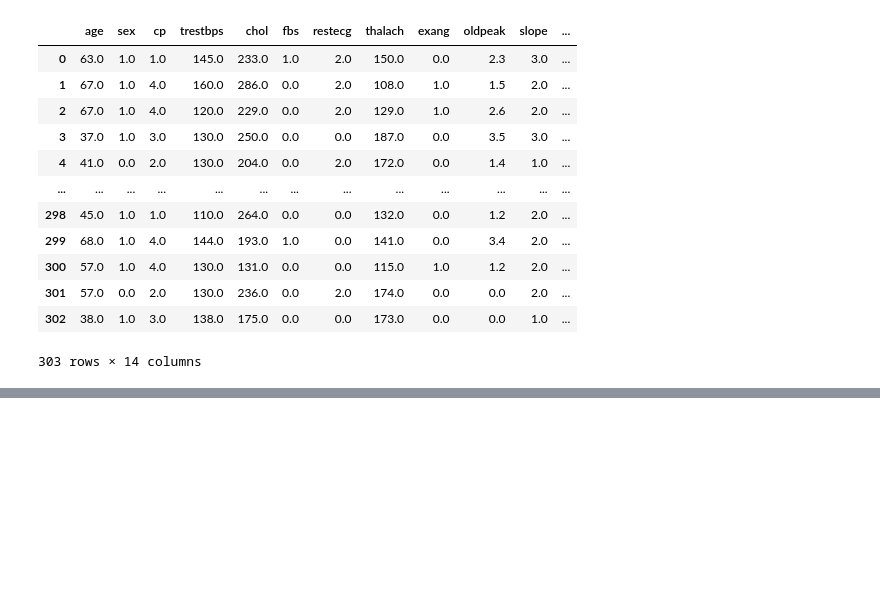
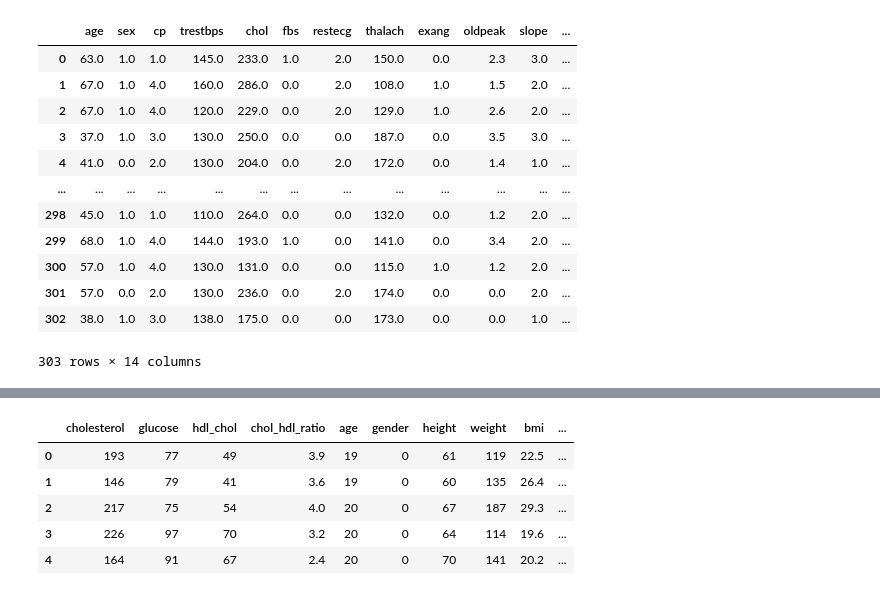
Before and after one commit to GavinMurdock/cs5830_project4, a Jupyter notebook: project4.ipynb, the cells around one changed output, grey strips where cells are left out. Cells and saved outputs as stored; diff of their text form; code cells hidden in the pictures; blank space fills up the shorter version.

```diff
--- a/project4.ipynb
+++ b/project4.ipynb
@@ -59,0 +69,18 @@ df
+# %%
+diabetes_df = pd.read_csv('./diabetes.csv')
+
+diabetes_df['diabetes'] = diabetes_df.diabetes.apply(lambda x: 0 if x=='No diabetes' else 1)
+diabetes_df['gender'] = diabetes_df.gender.apply(lambda x: 0 if x=='female' else 1)
+diabetes_df['chol_hdl_ratio'] = diabetes_df.chol_hdl_ratio.apply(lambda x: float(str(x).replace(',', '.')))
+diabetes_df['bmi'] = diabetes_df.bmi.apply(lambda x: float(str(x).replace(',', '.')))
+diabetes_df['waist_hip_ratio'] = diabetes_df.waist_hip_ratio.apply(lambda x: float(str(x).replace(',', '.')))
+diabetes_df.drop(columns='patient_number', inplace=True)
+
+diabetes_df.head()
+# %% [output]
+|  | cholesterol | glucose | hdl_chol | chol_hdl_ratio | age | gender | height | weight | bmi | ... |
+| 0 | 193 | 77 | 49 | 3.9 | 19 | 0 | 61 | 119 | 22.5 | ... |
+| 1 | 146 | 79 | 41 | 3.6 | 19 | 0 | 60 | 135 | 26.4 | ... |
+| 2 | 217 | 75 | 54 | 4.0 | 20 | 0 | 67 | 187 | 29.3 | ... |
+| 3 | 226 | 97 | 70 | 3.2 | 20 | 0 | 64 | 114 | 19.6 | ... |
+| 4 | 164 | 91 | 67 | 2.4 | 20 | 0 | 70 | 141 | 20.2 | ... |
```
Also changed, not shown: parts of 11 cells of this notebook, 1 other file.
